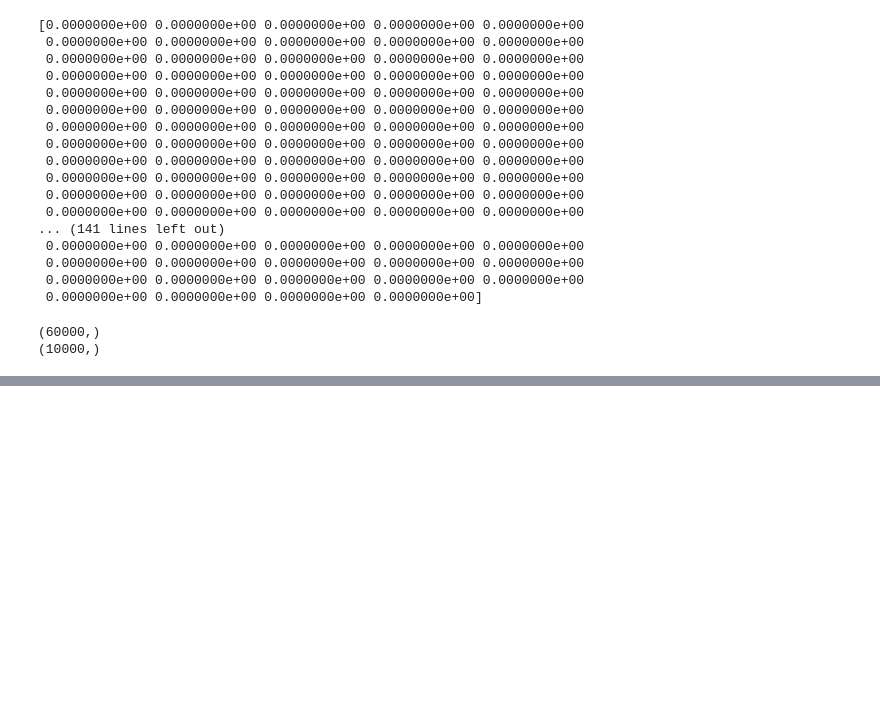
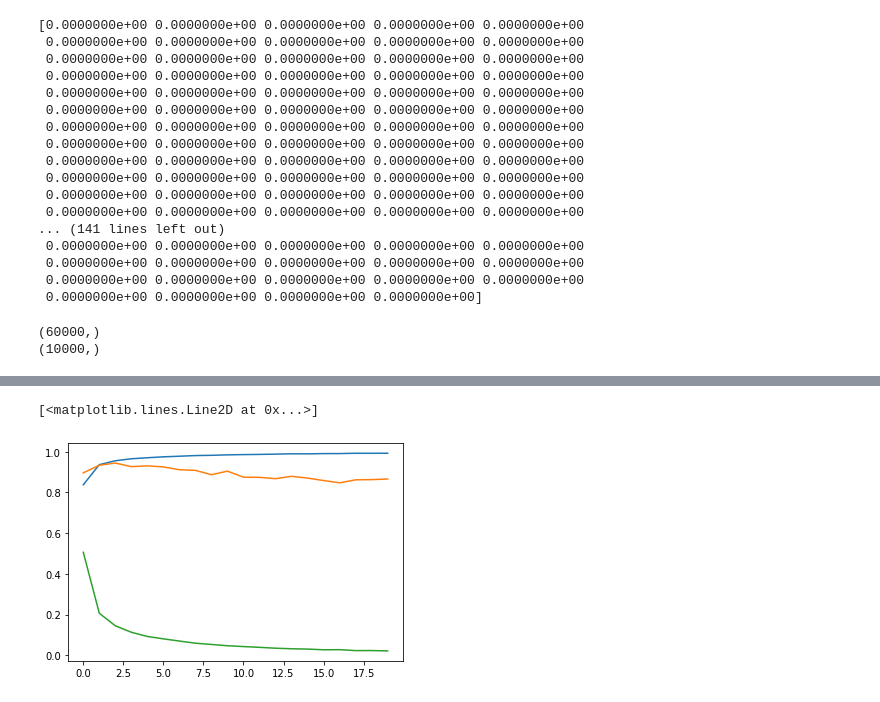
Before and after one commit to samndambuki/ML-Foundations, a Jupyter notebook: NN_and_CNN_Tutorial.ipynb, the cells around one changed output, grey strips where cells are left out. Saved outputs shown, nothing was run; the diff lists cells and outputs as text; code cells hidden in the pictures; blank space fills up the shorter version.

```diff
--- a/NN_and_CNN_Tutorial.ipynb
+++ b/NN_and_CNN_Tutorial.ipynb
@@ -113,0 +179,7 @@ print(y_test.shape)
+# %%
+plt.plot(history.history['accuracy'])
+plt.plot(history.history['val_accuracy'])
+plt.plot(history.history['loss'])
+# %% [output]
+[<matplotlib.lines.Line2D at 0x...>]
+[figure, added]
```
Also changed, not shown: parts of 10 cells of this notebook.
